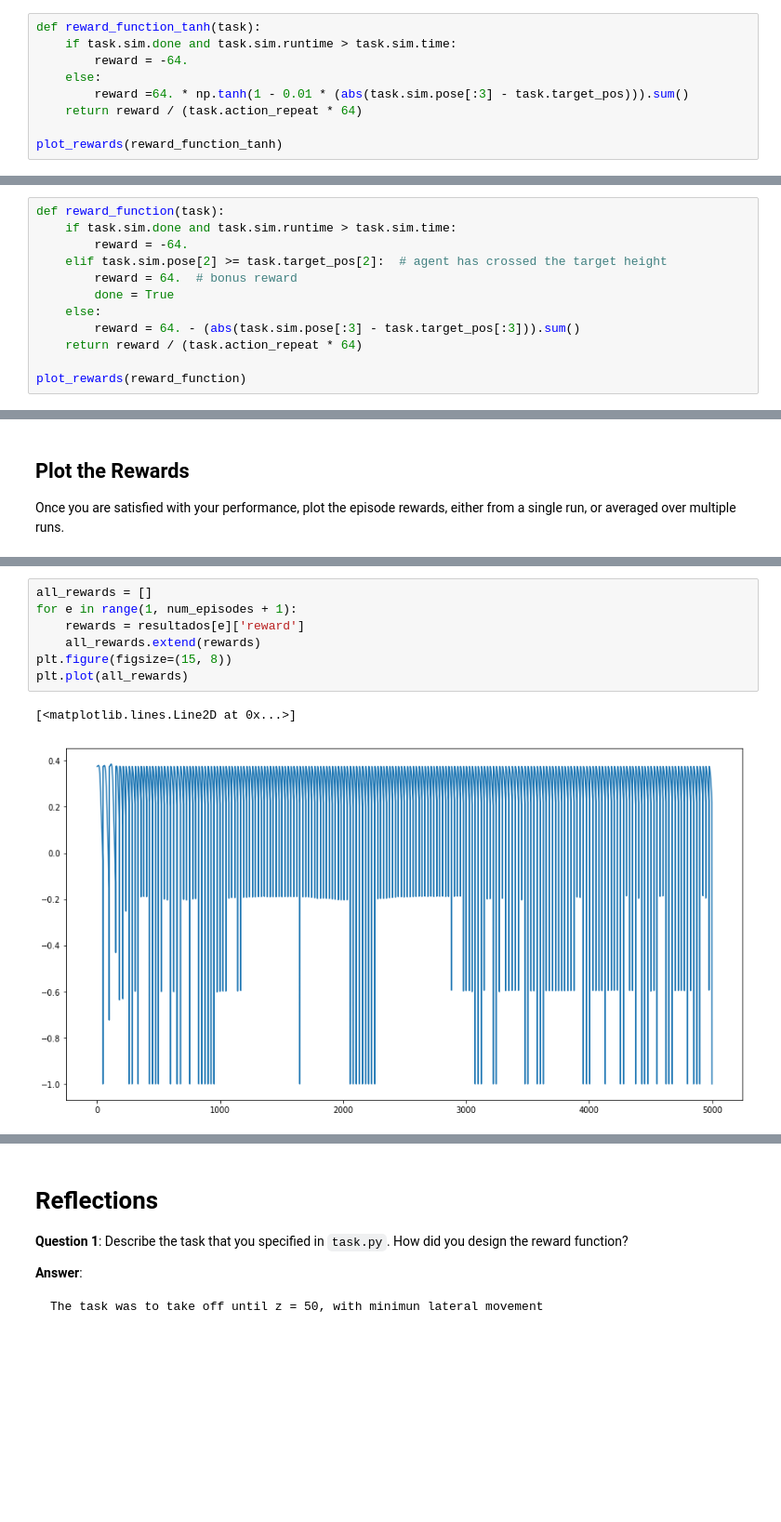
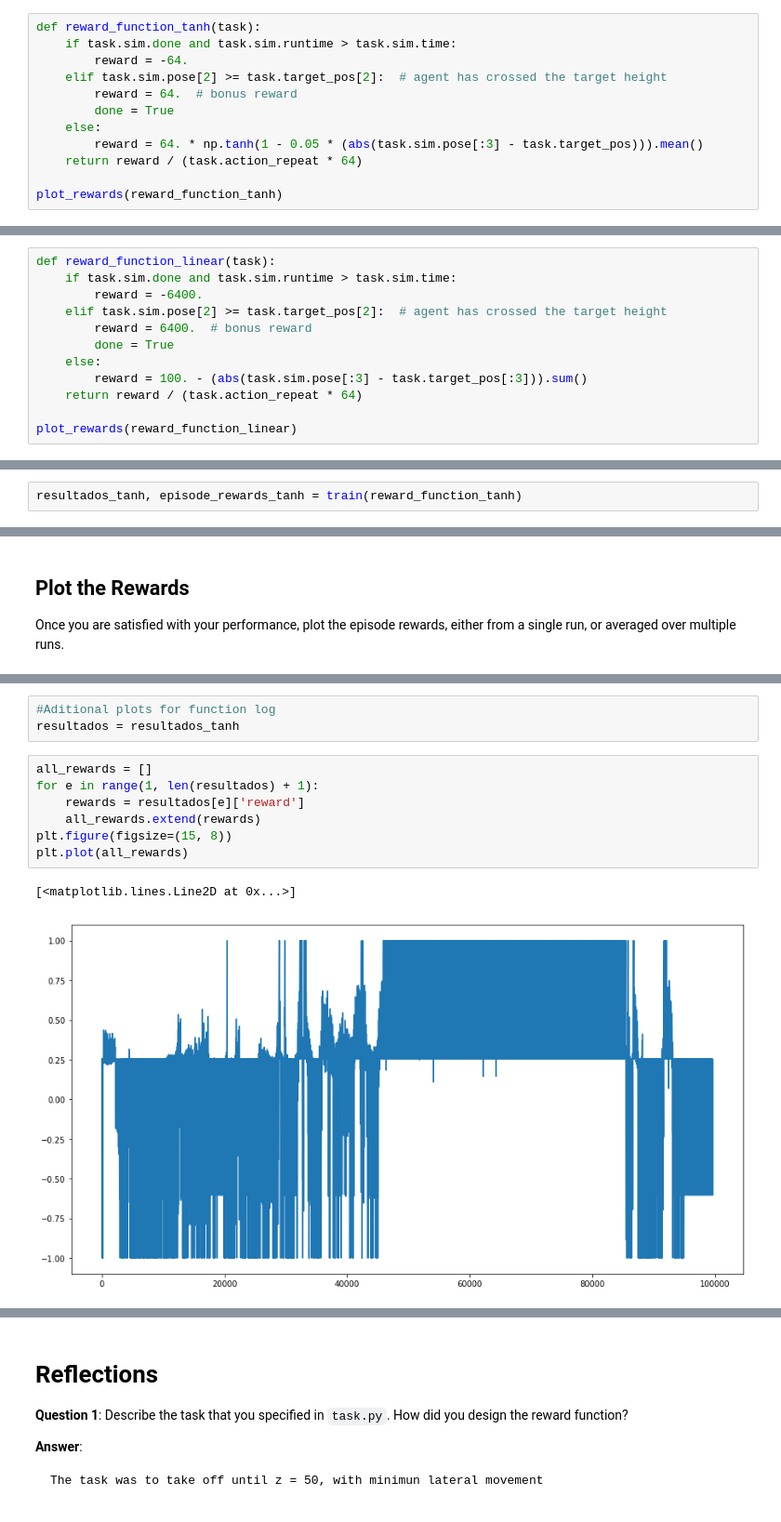
Before and after one commit to IvanBrasilico/RL-Quadcopter-2, a Jupyter notebook: Quadcopter_Project-Simplified_Z.ipynb, the cells around one changed output, grey strips where cells are left out. Shown at 93% size. Drawn from its saved outputs; the diff is of its cells as text; blank space fills up the shorter version.

```diff
--- a/Quadcopter_Project-Simplified_Z.ipynb
+++ b/Quadcopter_Project-Simplified_Z.ipynb
@@ -79,8 +82,11 @@ def plot_rewards(reward_function, start=0, end=100, zoom = 4):
 def reward_function_tanh(task):
     if task.sim.done and task.sim.runtime > task.sim.time:
         reward = -64.
+    elif task.sim.pose[2] >= task.target_pos[2]:  # agent has crossed the target height
+        reward = 64.  # bonus reward
+        done = True
     else:
-        reward =64. * np.tanh(1 - 0.01 * (abs(task.sim.pose[:3] - task.target_pos))).sum()
+        reward = 64. * np.tanh(1 - 0.05 * (abs(task.sim.pose[:3] - task.target_pos))).mean()
     return reward / (task.action_repeat * 64)
 
 plot_rewards(reward_function_tanh)
@@ -90,13 +96,13 @@ plot_rewards(reward_function_tanh)
 # %%
-def reward_function(task):
+def reward_function_linear(task):
     if task.sim.done and task.sim.runtime > task.sim.time:
-        reward = -64.
+        reward = -6400.
     elif task.sim.pose[2] >= task.target_pos[2]:  # agent has crossed the target height
-        reward = 64.  # bonus reward
+        reward = 6400.  # bonus reward
         done = True
     else:
-        reward = 64. - (abs(task.sim.pose[:3] - task.target_pos[:3])).sum()
+        reward = 100. - (abs(task.sim.pose[:3] - task.target_pos[:3])).sum()
     return reward / (task.action_repeat * 64)
 
-plot_rewards(reward_function)
+plot_rewards(reward_function_linear)
 # %% [output]
@@ -165,0 +197,2 @@ with open(ddpg_output, 'w') as csvfile:
+# %%
+resultados_tanh, episode_rewards_tanh = train(reward_function_tanh)
@@ -170,13 +244,16 @@ Once you are satisfied with your performance, plot the episode rewards, either f
+# %%
+#Aditional plots for function log
+resultados = resultados_tanh
 # %%
 all_rewards = []
-for e in range(1, num_episodes + 1):
+for e in range(1, len(resultados) + 1):
     rewards = resultados[e]['reward']
     all_rewards.extend(rewards)
 plt.figure(figsize=(15, 8))
 plt.plot(all_rewards)
 # %% [output]
 [<matplotlib.lines.Line2D at 0x...>]
-[figure, old version]
+[figure, new version]
 # %%
 plt.figure(figsize=(15, 8))
 plt.plot(all_rewards[-1000:])
```
Also changed, not shown: parts of 22 cells of this notebook, 3 other files.
